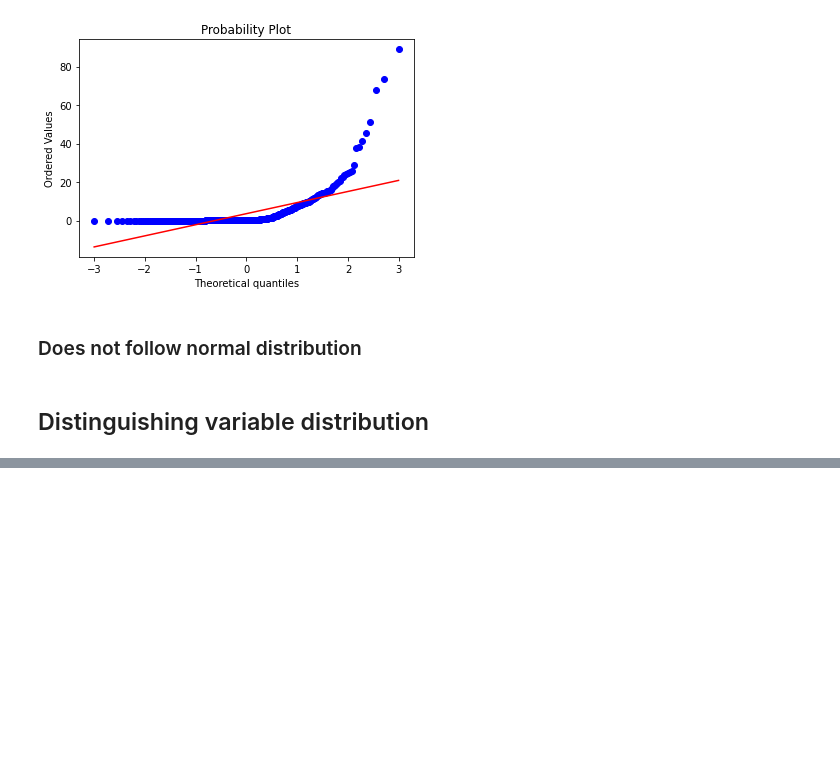
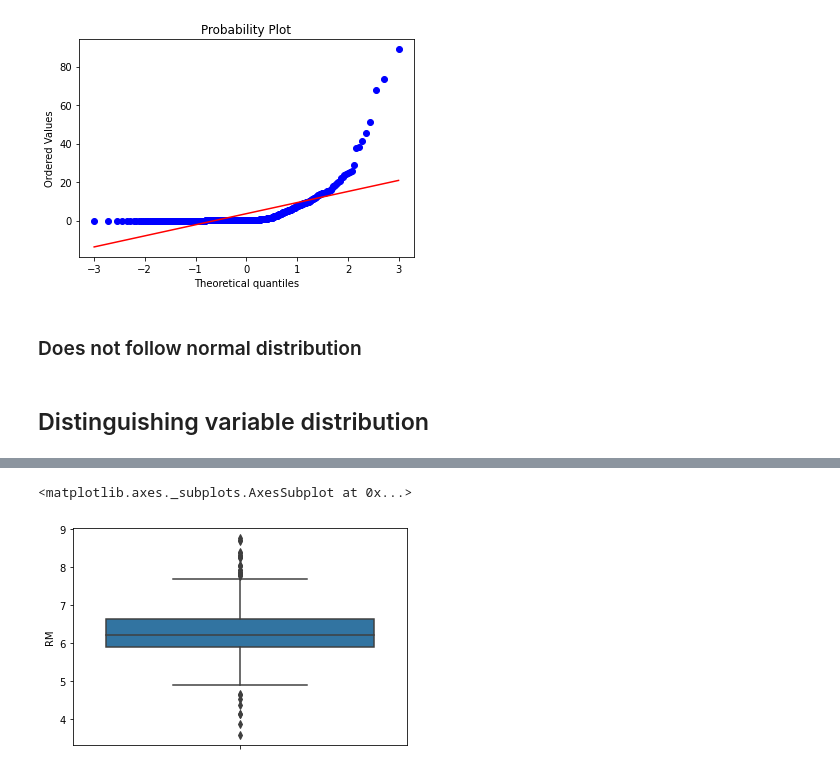
Before and after one commit to Vikas-KM/machine-learning, a Jupyter notebook: Feature_Engineering/chap_01.ipynb, the cells around one changed output, grey strips where cells are left out. Saved outputs shown, nothing was run; the diff lists cells and outputs as text; code cells hidden in the pictures; blank space fills up the shorter version.

```diff
--- a/Feature_Engineering/chap_01.ipynb
+++ b/Feature_Engineering/chap_01.ipynb
@@ -509,0 +522,5 @@ plt.show()
+# %%
+sns.boxplot(y=boston['RM'])
+# %% [output]
+<matplotlib.axes._subplots.AxesSubplot at 0x...>
+[figure, added]
```
Also changed, not shown: parts of 13 cells of this notebook.
